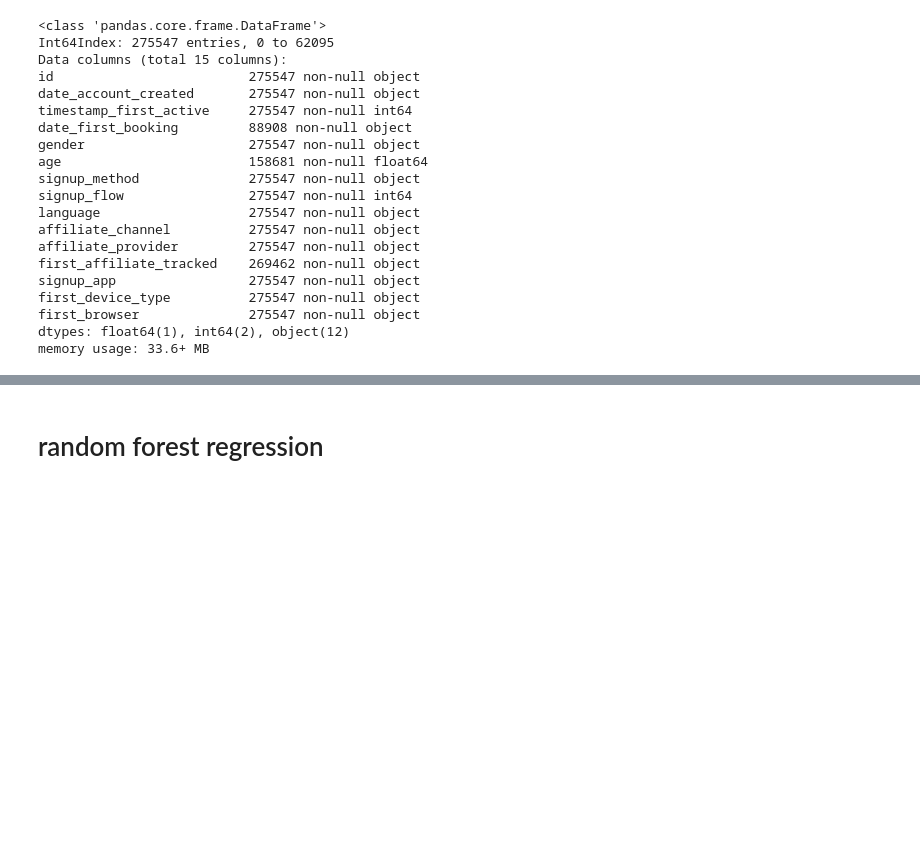
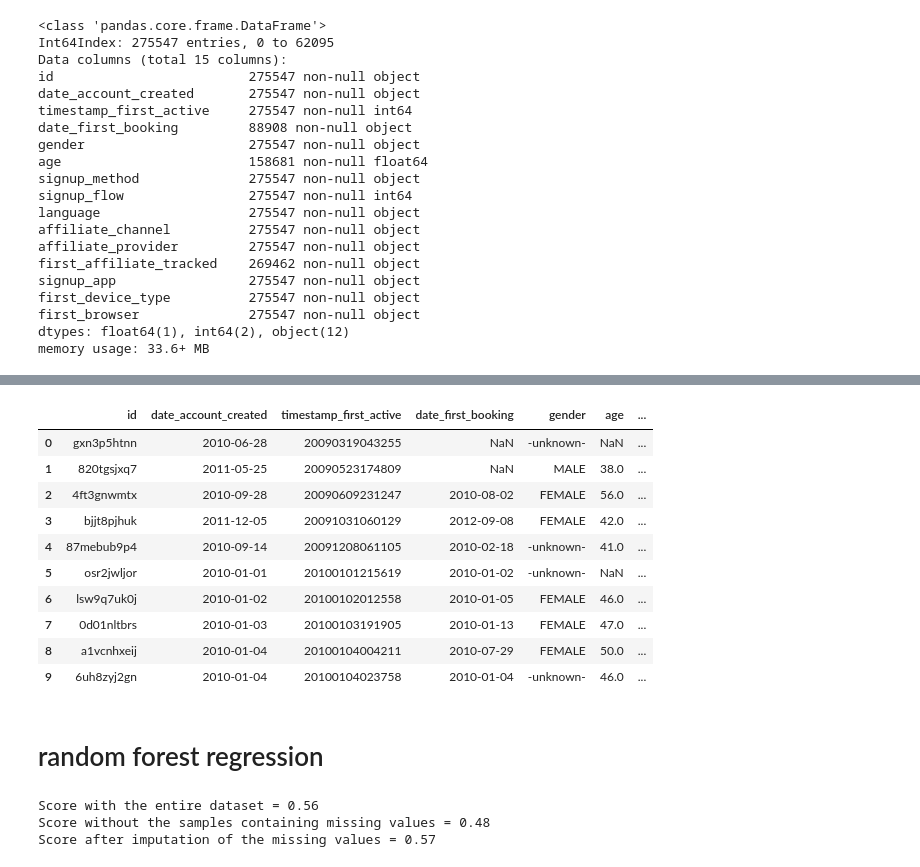
Before and after one commit to wjy5446/airbnb-new-booking, a Jupyter notebook: joe/airbnb_V1.0(EDA)_junki.ipynb, the cells around one changed output, grey strips where cells are left out. Saved outputs shown, nothing was run; the diff lists cells and outputs as text; code cells hidden in the pictures; blank space fills up the shorter version.

```diff
--- a/joe/airbnb_V1.0(EDA)_junki.ipynb
+++ b/joe/airbnb_V1.0(EDA)_junki.ipynb
@@ -366,0 +365,14 @@ train_test.head()
+# %%
+train_test.head(10)
+# %% [output]
+|  | id | date_account_created | timestamp_first_active | date_first_booking | gender | age | ... |
+| 0 | gxn3p5htnn | 2010-06-28 | 20090319043255 | NaN | -unknown- | NaN | ... |
+| 1 | 820tgsjxq7 | 2011-05-25 | 20090523174809 | NaN | MALE | 38.0 | ... |
+| 2 | 4ft3gnwmtx | 2010-09-28 | 20090609231247 | 2010-08-02 | FEMALE | 56.0 | ... |
+| 3 | bjjt8pjhuk | 2011-12-05 | 20091031060129 | 2012-09-08 | FEMALE | 42.0 | ... |
+| 4 | 87mebub9p4 | 2010-09-14 | 20091208061105 | 2010-02-18 | -unknown- | 41.0 | ... |
+| 5 | osr2jwljor | 2010-01-01 | 20100101215619 | 2010-01-02 | -unknown- | NaN | ... |
+| 6 | lsw9q7uk0j | 2010-01-02 | 20100102012558 | 2010-01-05 | FEMALE | 46.0 | ... |
+| 7 | 0d01nltbrs | 2010-01-03 | 20100103191905 | 2010-01-13 | FEMALE | 47.0 | ... |
+| 8 | a1vcnhxeij | 2010-01-04 | 20100104004211 | 2010-07-29 | FEMALE | 50.0 | ... |
+| 9 | 6uh8zyj2gn | 2010-01-04 | 20100104023758 | 2010-01-04 | -unknown- | 46.0 | ... |
@@ -367,3 +385,56 @@ train_test.head()
 # %% [markdown]
 # random forest regression
+# %%
+import numpy as np
+
+from sklearn.datasets import load_boston
+from sklearn.ensemble import RandomForestRegressor
+from sklearn.pipeline import Pipeline
+from sklearn.preprocessing import Imputer
+from sklearn.model_selection import cross_val_score
+
+rng = np.random.RandomState(0)
+
+dataset = load_boston()
+X_full, y_full = dataset.data, dataset.target
+n_samples = X_full.shape[0]
+n_features = X_full.shape[1]
+
+# Estimate the score on the entire dataset, with no missing values
+estimator = RandomForestRegressor(random_state=0, n_estimators=100)
+score = cross_val_score(estimator, X_full, y_full).mean()
+print("Score with the entire dataset = %.2f" % score)
+
+# Add missing values in 75% of the lines
+missing_rate = 0.75
+n_missing_samples = int(np.floor(n_samples * missing_rate))
+missing_samples = np.hstack((np.zeros(n_samples - n_missing_samples,
+                                      dtype=np.bool),
+                             np.ones(n_missing_samples,
+                                     dtype=np.bool)))
+rng.shuffle(missing_samples)
+missing_features = rng.randint(0, n_features, n_missing_samples)
+
+# Estimate the score without the lines containing missing values
+X_filtered = X_full[~missing_samples, :]
+y_filtered = y_full[~missing_samples]
+estimator = RandomForestRegressor(random_state=0, n_estimators=100)
+score = cross_val_score(estimator, X_filtered, y_filtered).mean()
+print("Score without the samples containing missing values = %.2f" % score)
+
+# Estimate the score after imputation of the missing values
+X_missing = X_full.copy()
+X_missing[np.where(missing_samples)[0], missing_features] = 0
+y_missing = y_full.copy()
+estimator = Pipeline([("imputer", Imputer(missing_values=0,
+                                          strategy="mean",
+                                          axis=0)),
+                      ("forest", RandomForestRegressor(random_state=0,
+                                                       n_estimators=100))])
+score = cross_val_score(estimator, X_missing, y_missing).mean()
+print("Score after imputation of the missing values = %.2f" % score)
+# %% [output]
+Score with the entire dataset = 0.56
+Score without the samples containing missing values = 0.48
+Score after imputation of the missing values = 0.57
 # %%
```
Also changed, not shown: parts of 16 cells of this notebook.
